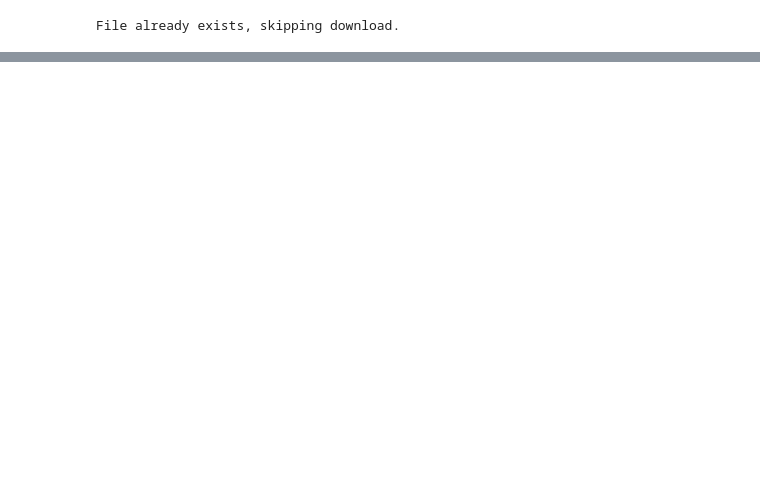
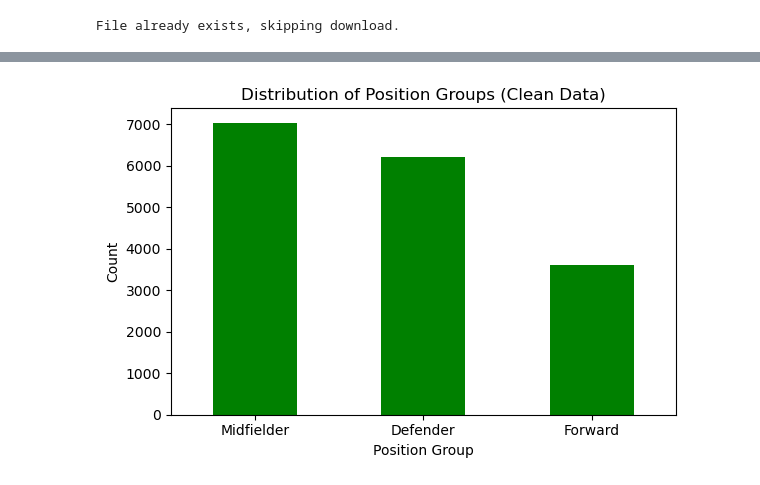
Before and after one commit to Testin33/Data-Mining-Midterm-Project, a Jupyter notebook: bpn_football.ipynb, the cells around one changed output, grey strips where cells are left out. Drawn from its saved outputs; the diff is of its cells as text; code cells hidden in the pictures; blank space fills up the shorter version.

```diff
--- a/bpn_football.ipynb
+++ b/bpn_football.ipynb
@@ -46,0 +106,24 @@ print
+# %%
+# Features que vamos a usar
+features = [
+    "age", "height_cm", "weight_kg",
+    "overall", "potential",
+    "pace", "shooting", "passing", "dribbling", "defending", "physic"
+]
+
+target = "position_group"
+
+# Crear subset
+df_model = df[features + [target]].copy()
+
+# Eliminar clases no deseadas
+df_model = df_model[df_model[target] != "Goalkeeper"]
+df_model = df_model[df_model[target] != "Other"]
+
+# Eliminar nulos
+df_model = df_model.dropna()
+
+# Ver resultado
+print("Shape final:", df_model.shape)
+print("\nDistribución final:")
+print(df_model[target].value_counts())
@@ -46,0 +154,11 @@ print
+# %%
+plt.figure(figsize=(6,4))
+df_model['position_group'].value_counts().plot(kind='bar', color='green')
+plt.title("Distribution of Position Groups (Clean Data)")
+plt.xlabel("Position Group")
+plt.ylabel("Count")
+plt.xticks(rotation=0)
+plt.tight_layout()
+plt.show()
+# %% [output]
+[figure, added]
```
Also changed, not shown: parts of 51 cells of this notebook.
